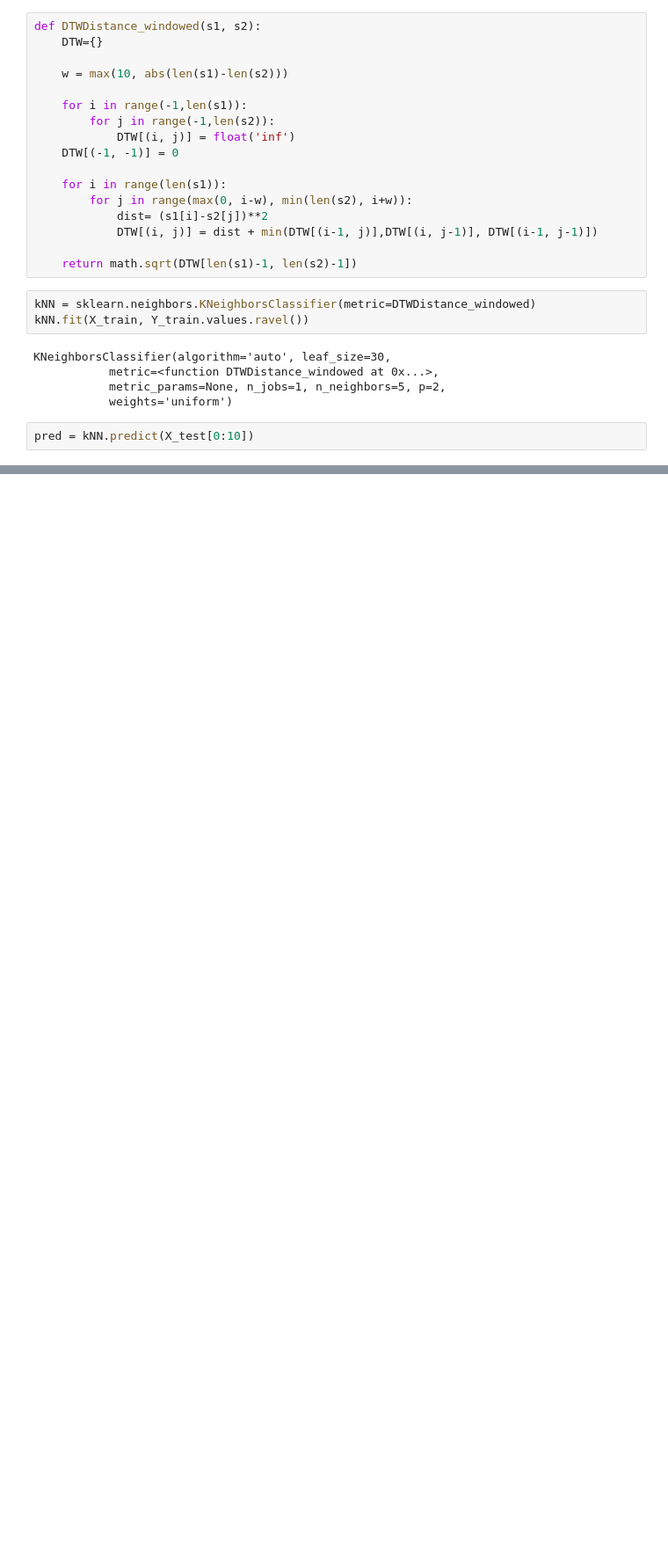
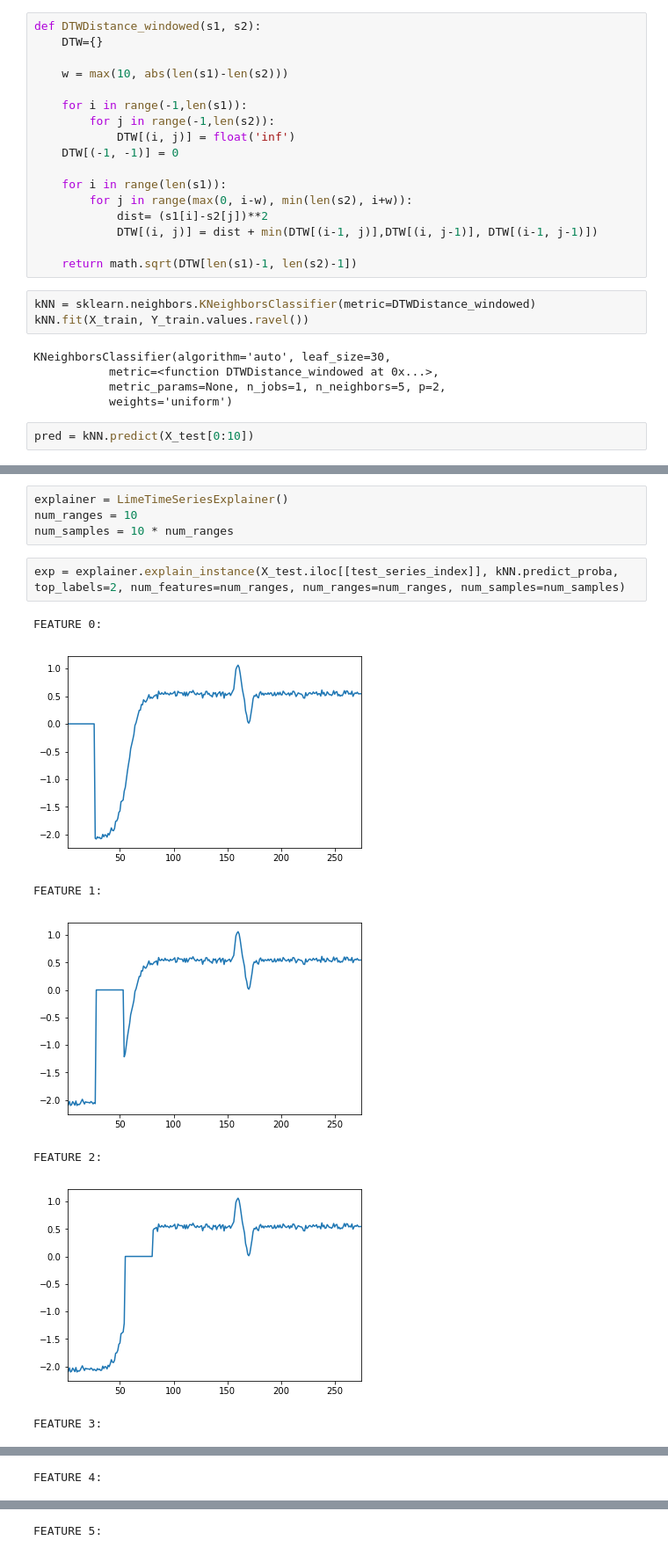
Before and after one commit to MkuuWaUjinga/lime, a Jupyter notebook: lime/time_series_explanation.ipynb, the cells around one changed output, grey strips where cells are left out. Shown: that part at 88% size. Saved outputs shown, nothing was run; the diff lists cells and outputs as text; blank space fills up the shorter version.

```diff
--- a/lime/time_series_explanation.ipynb
+++ b/lime/time_series_explanation.ipynb
@@ -121,0 +111,14 @@ FEATURE 6:
+# %%
+explainer = LimeTimeSeriesExplainer()
+num_ranges = 10
+num_samples = 10 * num_ranges
+# %%
+exp = explainer.explain_instance(X_test.iloc[[test_series_index]], kNN.predict_proba, top_labels=2, num_features=num_ranges, num_ranges=num_ranges, num_samples=num_samples)
+# %% [output]
+FEATURE 0:
+[figure, added]
+FEATURE 1:
+[figure, added]
+FEATURE 2:
+[figure, added]
+FEATURE 3:
@@ -121,0 +126 @@ FEATURE 6:
+FEATURE 4:
@@ -121,0 +128 @@ FEATURE 6:
+FEATURE 5:
```
Also changed, not shown: parts of 11 cells of this notebook, 13 other files.
